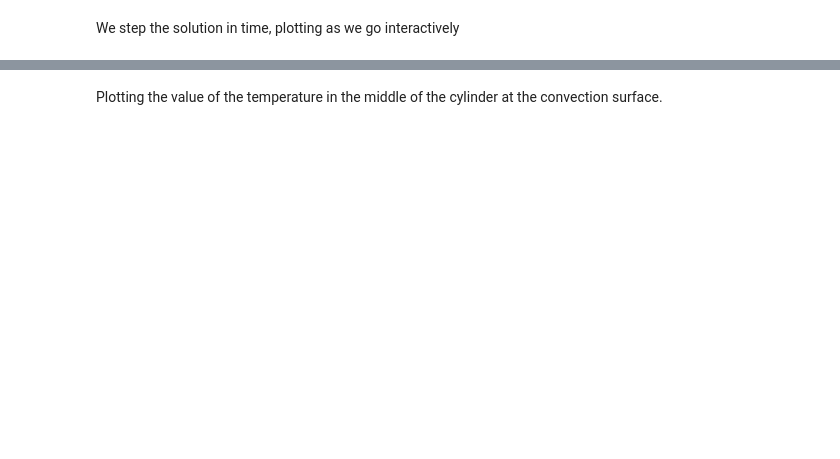
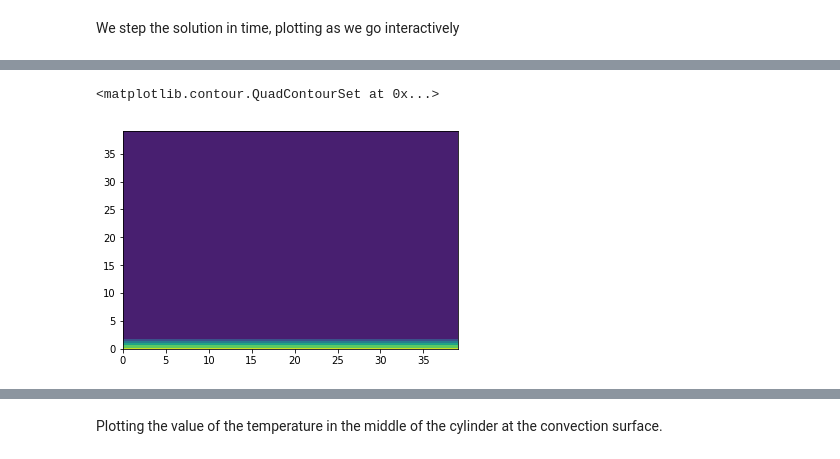
Before and after one commit to Teslos/TTT, a Jupyter notebook: TTT.ipynb, the cells around one changed output, grey strips where cells are left out. Cells and saved outputs as stored; diff of their text form; code cells hidden in the pictures; blank space fills up the shorter version.

```diff
--- a/TTT.ipynb
+++ b/TTT.ipynb
@@ -328,19 +355,20 @@ where $F_i$ represent the fraction of the different fractions of the perlite, ba
 Alpha is constant taken from the paper
 # %%
 alpha = 1.10E-2;
-Tm= 850+273;    # martensitic start temperature
+Tm= 230+273;    # martensitic start temperature for 1080 steel
 def koistinen_marburger(temperature):
     #fi.setValue(1.0-np.exp(-alpha*(Tm-temperature)), where=Tm-temperature > 0)
     fi.setValue( (1.0-(np.exp(-alpha*Tm)*(1+alpha*temperature+0.5*(alpha*temperature)**2+1./6*(alpha*temperature)**3)))*(1.0-fp), where=Tm-temperature > 0)
 # %% [markdown]
 Define the source term for the phase transformation effects. The phase transformation source contains the fraction of the austinite phase transformed in martensite and enthalpy of the formation.
 # %%
-deltaHm = 320E+6;
+deltaHm = 640e+6  # martensite enthalpy
+deltaHp = 1.56e+9 + 1.5e+6*temperature # pearlite enthalpy
 #deltaHm=0.
 #def phaseSourceT():
 #    return deltaHm*(fi-fi.old)/dt
 def phaseSourceT():
-    return TransientTerm(var=fi,coeff=deltaHm)
+    return TransientTerm(var=fi,coeff=deltaHm)+TransientTerm(var=fp,coeff=deltaHp)
 # %% [markdown]
 Now setup the temperature equation for source term comming from the phase transformations defined the flag phaseTrans.
 # %%
@@ -365,10 +395,23 @@ for i in range(steps):
     terr=10e+10
     temperature.updateOld()
     fi.updateOld()
+    fp.updateOld()
 
-    #update martensite fraction using koistinen-marburger eq.
+    # calculate incubation time
+    n = calcn(0.005,0.995,austenitespl, pearlitespl, temperature)
+    k = calck(0.005,n,austenitespl,temperature)
+    tt = transformation_time(fp,k,n)
+    tincubation.setValue(tincubation.value + dt/austenitespl(temperature))
+    print tincubation
+    # calculate volume fraction of the pearlite phase
+    # the reaction start when incubation time reaches 1.0
+    volume_fraction(tt+dt,k,n)
+
+    # update martensite fraction using koistinen-marburger eq.
     koistinen_marburger(temperature)
-    print max(fi)
+    # update complete volume fraction
+    xi = fp + fi
+    print max(xi)
     while(terr > eps):
         print "Residual %f" % terr
         terr = temperatureEq.sweep(temperature, dt=dt,solver=poisson)
@@ -379,5 +422,6 @@ for i in range(steps):
         temperatureViewer.plot(path+"temperatureOH"+str(i)+".eps")
         np.savetxt(path+"temperatureOH"+str(i),temperature)
         np.savetxt(path+"martensiteOH"+str(i),fi)
+        np.savetxt(path+"pearliteOH"+str(i),fp)
         Tvstime.append(temperature.value[0])
         print "step: ", i, "Min. temperature",min(temperature), "Max. temperature", max(temperature)
@@ -384,5 +465,6 @@ for i in range(steps):
 # %%
-tempload = np.loadtxt(path+"martensiteOH1")
+tempload = np.loadtxt(path+"pearliteOH600")
+martload = np.loadtxt(path+"martensiteOH600")
 # %%
 m = tempload.reshape(N,N)
 cm = plt.contourf(m)
@@ -390,2 +475,8 @@ plt.clabel(cm,colors='r')
+# %%
+mart = martload.reshape(N,N)
+plt.contourf(mart)
+# %% [output]
+<matplotlib.contour.QuadContourSet at 0x...>
+[figure, added]
 # %%
 plt.plot(tempload.reshape(N,N)[:,20])
```
Also changed, not shown: parts of 12 cells of this notebook, 1 other file.
